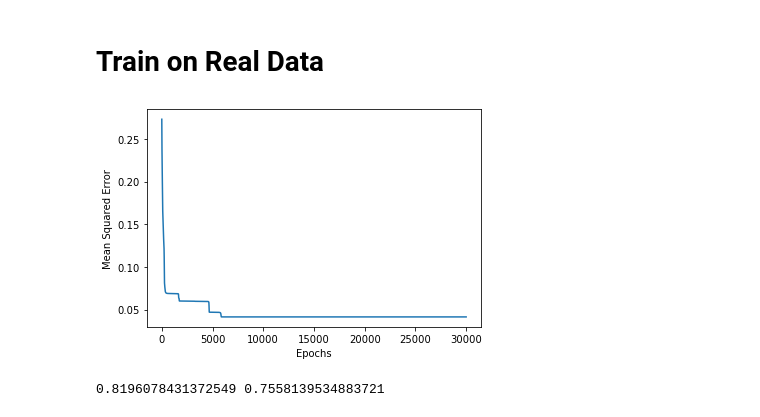
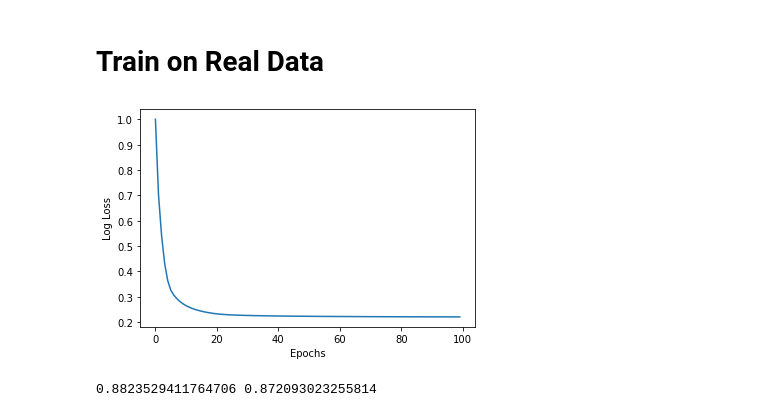
Before and after one commit to somnath119/Deep-Learning-Basics, a Jupyter notebook: Sigmoid_neuron.ipynb, the cells around one changed output. Drawn from its saved outputs; the diff is of its cells as text; code cells hidden in the pictures.

```diff
--- a/Sigmoid_neuron.ipynb
+++ b/Sigmoid_neuron.ipynb
@@ -470,9 +499,9 @@ array([1, 0, 0, 0, 0, 0, 0, 0, 0, 0, 0, 1, 0, 0, 1, 0, 1, 0, 1, 0, 1, 1,
 # %%
 sn = SigmoidNeuron()
 # %%
-sn.fit(X_scaled_train,Y_scaled_train,epoch=30000,learning_rate=0.01,display_loss=True)
+sn.fit(X_scaled_train,Y_binarised_train,epochs=100,learning_rate=0.015,display_loss=True,loss_fn="ce")
 # %% [output]
-[figure, old version]
+[figure, new version]
 # %%
 Y_pred_train = sn.predict(X_scaled_train)
 Y_pred_test = sn.predict(X_scaled_test)
@@ -483,7 +508,8 @@ Y_pred_binarised_test = (Y_pred_test > scaled_threshold).astype("int").ravel()
 # %%
+Y_pred_binarised_train = (Y_pred_train > scaled_threshold).astype("int").ravel()
+Y_pred_binarised_test = (Y_pred_test > scaled_threshold).astype("int").ravel()
 accuracy_train = accuracy_score(Y_pred_binarised_train, Y_binarised_train)
 accuracy_test = accuracy_score(Y_pred_binarised_test, Y_binarised_test)
+print(accuracy_train,accuracy_test)
+# %% [output]
+0.8823529411764706 0.872093023255814
-# %%
-print(accuracy_train,accuracy_test)
-# %% [output]
-0.8196078431372549 0.7558139534883721
```
Also changed, not shown: parts of 21 cells of this notebook.
